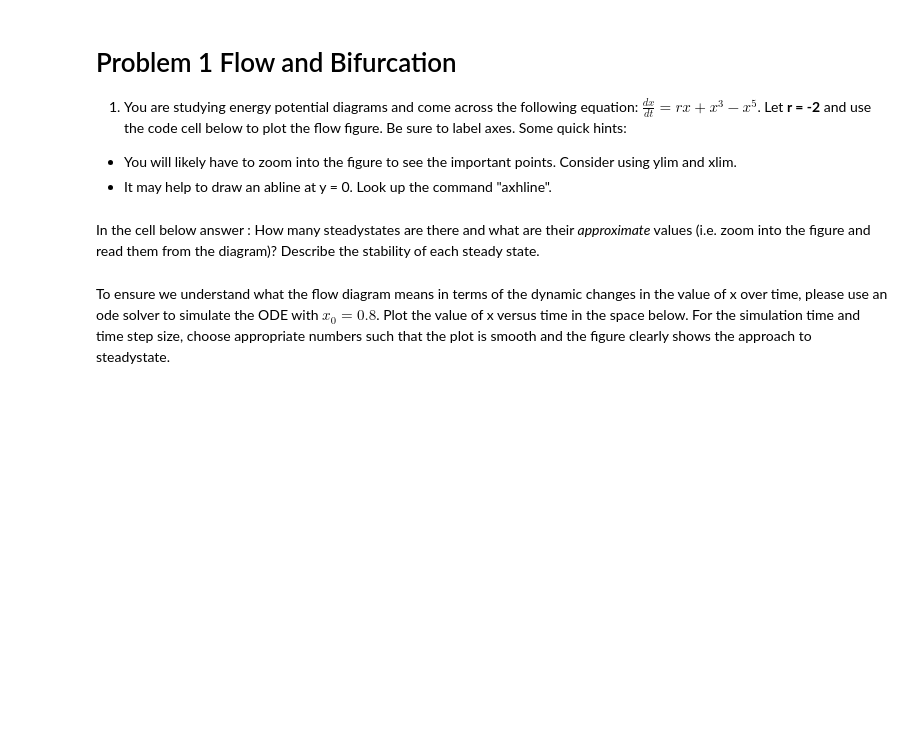
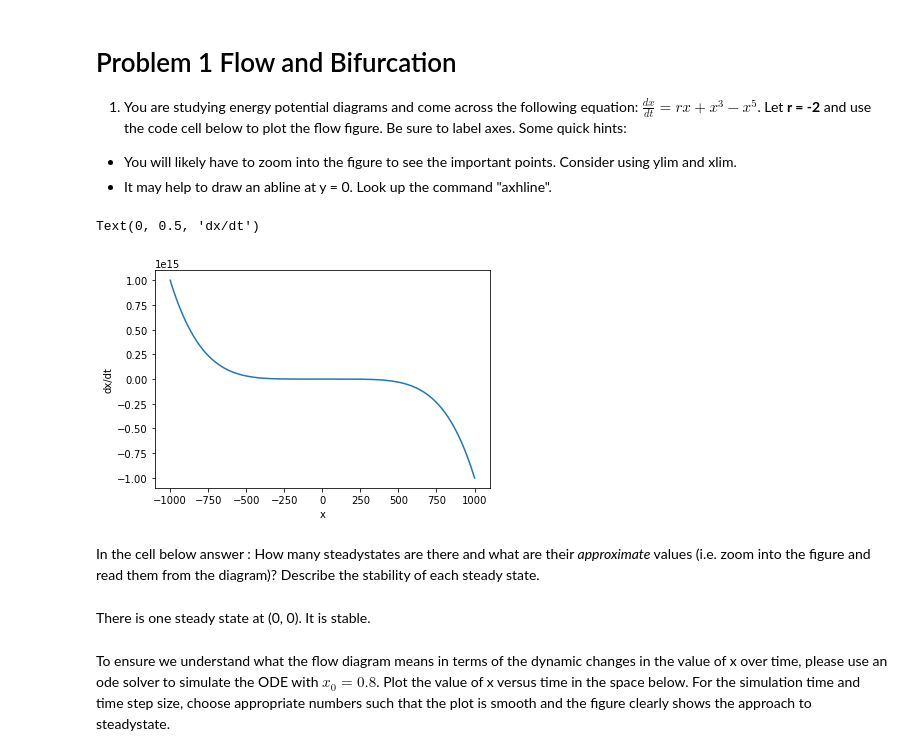
Before and after one commit to mdsnbutler/ChE_2410-Public-Repo, a Jupyter notebook: Homework/Homework 7 Flow on a Line.ipynb, the cells around one changed output. Cells and saved outputs as stored; diff of their text form; code cells hidden in the pictures; blank space fills up the shorter version.

```diff
--- a/Homework/Homework 7 Flow on a Line.ipynb
+++ b/Homework/Homework 7 Flow on a Line.ipynb
@@ -7,7 +7,30 @@
 $\frac{dx}{dt} = rx+x^3-x^5$. Let **r = -2** and use the code cell below to plot the flow figure. Be sure to label axes. Some quick hints:
 - You will likely have to zoom into the figure to see the important points. Consider using ylim and xlim.
 - It may help to draw an abline at y = 0. Look up the command "axhline".
+# %%
+import matplotlib.pyplot as plt
+import numpy as np
+
+r = -2
+
+def func(x, r, t):
+    dx = r*x + x**3 - x**5
+    return dx
+
+xsteps = np.linspace(-1000, 1000, 100000)
+timesteps = np.linspace(-1000, 1000, 100000)
+
+plt.plot(xsteps, func(xsteps, r, timesteps))
+# plt.xlim(-1, 1)
+# plt.ylim(-1, 1)
+plt.xlabel('x')
+plt.ylabel('dx/dt')
+# %% [output]
+Text(0, 0.5, 'dx/dt')
+[figure, added]
 # %% [markdown]
 In the cell below answer : How many steadystates are there and what are their *approximate* values (i.e. zoom into the figure and read them from the diagram)? Describe the stability of each steady state.
+# %% [markdown]
+There is one steady state at (0, 0). It is stable.
 # %% [markdown]
 To ensure we understand what the flow diagram means in terms of the dynamic changes in the value of x over time, please use an ode solver to simulate the ODE with $x_0 = 0.8$. Plot the value of x versus time in the space below. For the simulation time and time step size, choose appropriate numbers such that the plot is smooth and the figure clearly shows the approach to steadystate.
```
Also changed, not shown: parts of 5 cells of this notebook.
